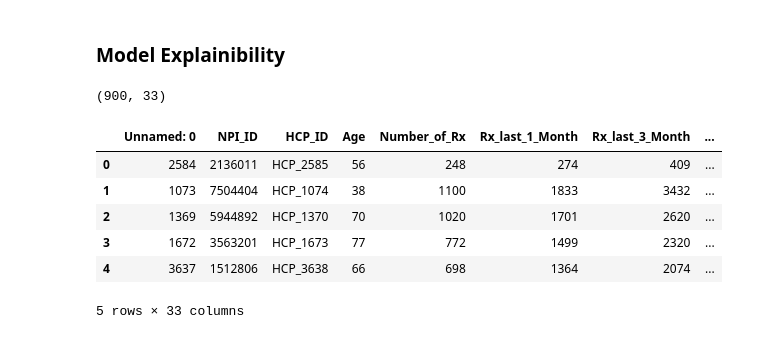
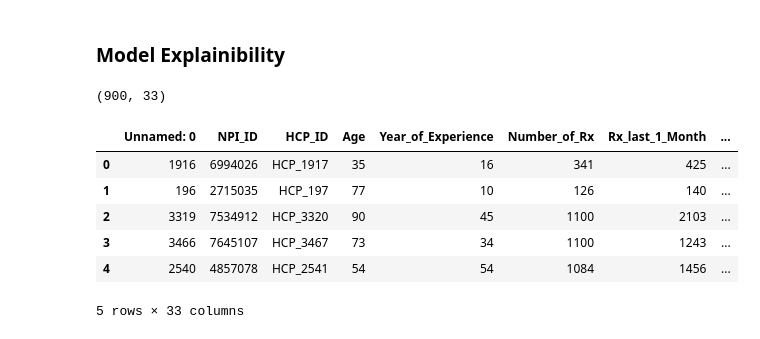
Before and after one commit to ML-Turks/physician_conversion_mlops, a Jupyter notebook: data_science/notebooks/inference_pipeline.ipynb, the cells around one changed output. Saved outputs shown, nothing was run; the diff lists cells and outputs as text; code cells hidden in the pictures.

```diff
--- a/data_science/notebooks/inference_pipeline.ipynb
+++ b/data_science/notebooks/inference_pipeline.ipynb
@@ -37,7 +37,8 @@ df_inference.head()
 # %%
 # Load the model
 
-model_path = os.path.join("output_folder", "physician_conversion.pkl")
+root_path = "..\.."
+model_path = os.path.join(root_path,"data","output", "model_file","physician_conversion.pkl")
 
 with open(model_path, "rb") as f:
     conversion_classifer = pickle.load(f)
@@ -56,19 +57,19 @@ Name: Prediction, dtype: int64
 ### Model Explainibility
 # %%
 #Load Validation Set
-
-df_validation = pd.read_csv('output_folder/Validation_data.csv')
+file_path = os.path.join(root_path,"data","output","validation_data.csv")
+df_validation = pd.read_csv(file_path)
 print(df_validation.shape)
 print('')
 df_validation.head()
 # %% [output]
 (900, 33)
-|  | Unnamed: 0 | NPI_ID | HCP_ID | Age | Number_of_Rx | Rx_last_1_Month | Rx_last_3_Month | ... |
-| 0 | 2584 | 2136011 | HCP_2585 | 56 | 248 | 274 | 409 | ... |
-| 1 | 1073 | 7504404 | HCP_1074 | 38 | 1100 | 1833 | 3432 | ... |
-| 2 | 1369 | 5944892 | HCP_1370 | 70 | 1020 | 1701 | 2620 | ... |
-| 3 | 1672 | 3563201 | HCP_1673 | 77 | 772 | 1499 | 2320 | ... |
-| 4 | 3637 | 1512806 | HCP_3638 | 66 | 698 | 1364 | 2074 | ... |
+|  | Unnamed: 0 | NPI_ID | HCP_ID | Age | Year_of_Experience | Number_of_Rx | Rx_last_1_Month | ... |
+| 0 | 1916 | 6994026 | HCP_1917 | 35 | 16 | 341 | 425 | ... |
+| 1 | 196 | 2715035 | HCP_197 | 77 | 10 | 126 | 140 | ... |
+| 2 | 3319 | 7534912 | HCP_3320 | 90 | 45 | 1100 | 2103 | ... |
+| 3 | 3466 | 7645107 | HCP_3467 | 73 | 34 | 1100 | 1243 | ... |
+| 4 | 2540 | 4857078 | HCP_2541 | 54 | 54 | 1084 | 1456 | ... |
 5 rows × 33 columns
 # %%
 df_validation.drop(['Unnamed: 0'], axis=1, inplace = True)
```
Also changed, not shown: parts of 14 cells of this notebook, 1 other file.
